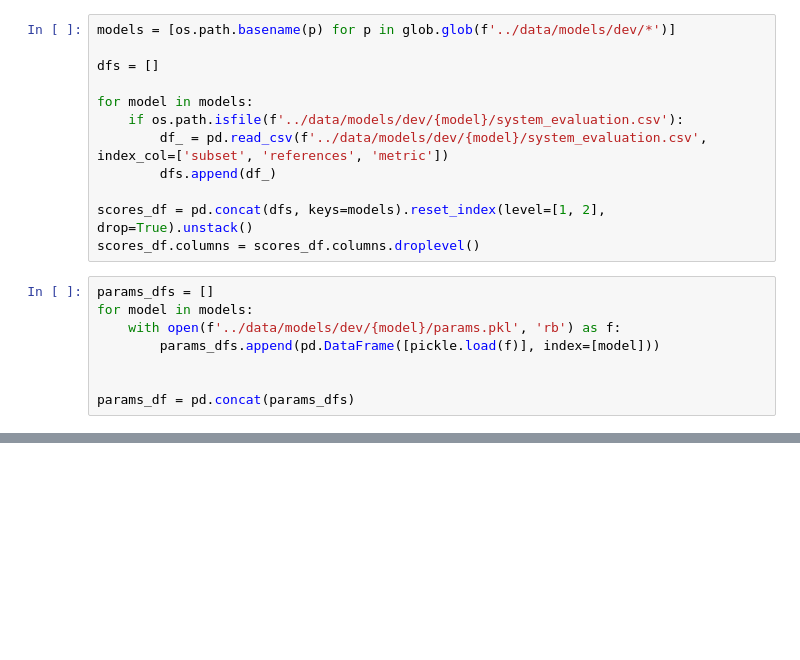
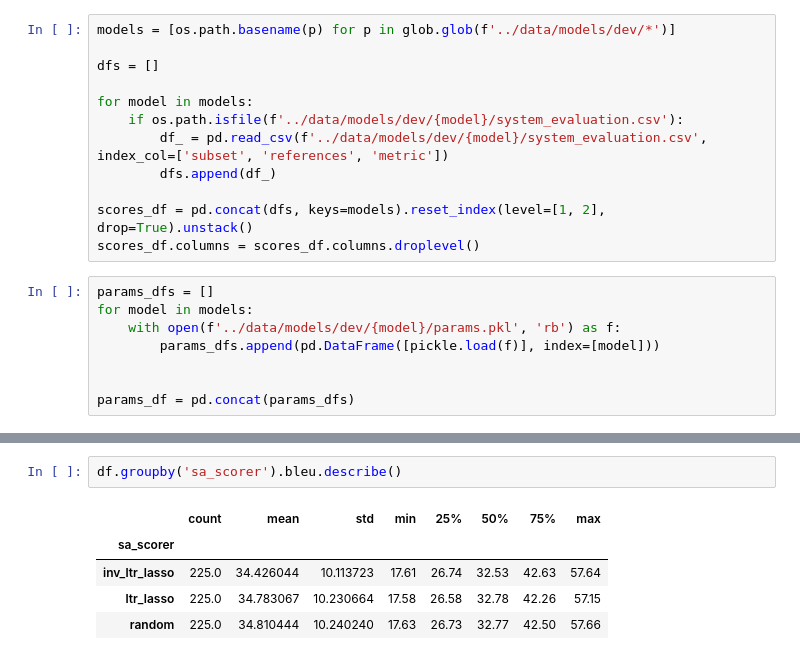
Before and after one commit to abevieiramota/masters, a Jupyter notebook: notebook/00 - Automatic evaluation - DEV.ipynb, the cells around one changed output, grey strips where cells are left out. Saved outputs shown, nothing was run; the diff lists cells and outputs as text; blank space fills up the shorter version.

```diff
--- a/notebook/00 - Automatic evaluation - DEV.ipynb
+++ b/notebook/00 - Automatic evaluation - DEV.ipynb
@@ -56,0 +67,8 @@ Name: dp_scorer, dtype: int64
+# %%
+df.groupby('sa_scorer').bleu.describe()
+# %% [output]
+|  | count | mean | std | min | 25% | 50% | 75% | max |
+| sa_scorer |  |  |  |  |  |  |  |  |
+| inv_ltr_lasso | 225.0 | 34.426044 | 10.113723 | 17.61 | 26.74 | 32.53 | 42.63 | 57.64 |
+| ltr_lasso | 225.0 | 34.783067 | 10.230664 | 17.58 | 26.58 | 32.78 | 42.26 | 57.15 |
+| random | 225.0 | 34.810444 | 10.240240 | 17.63 | 26.73 | 32.77 | 42.50 | 57.66 |
```
Also changed, not shown: parts of 6 cells of this notebook, 4 other files.
